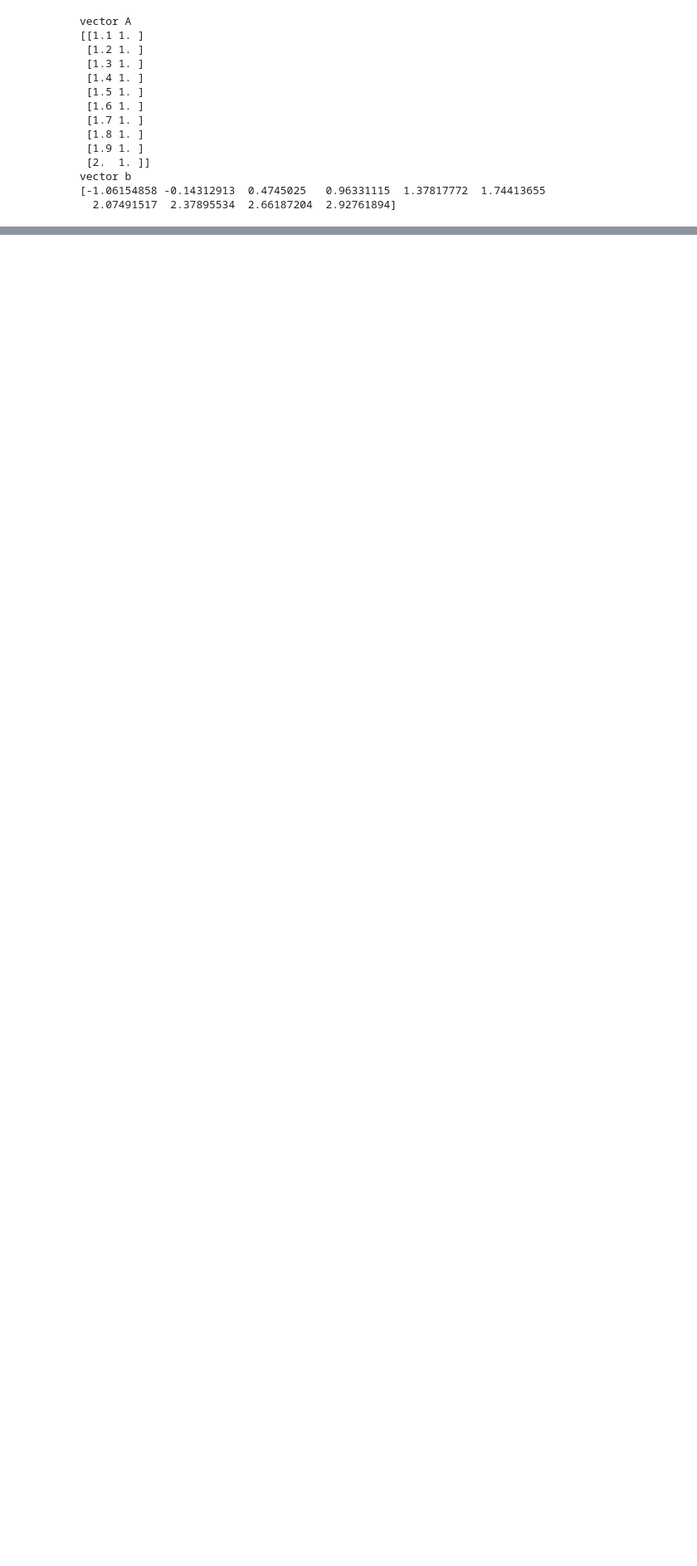
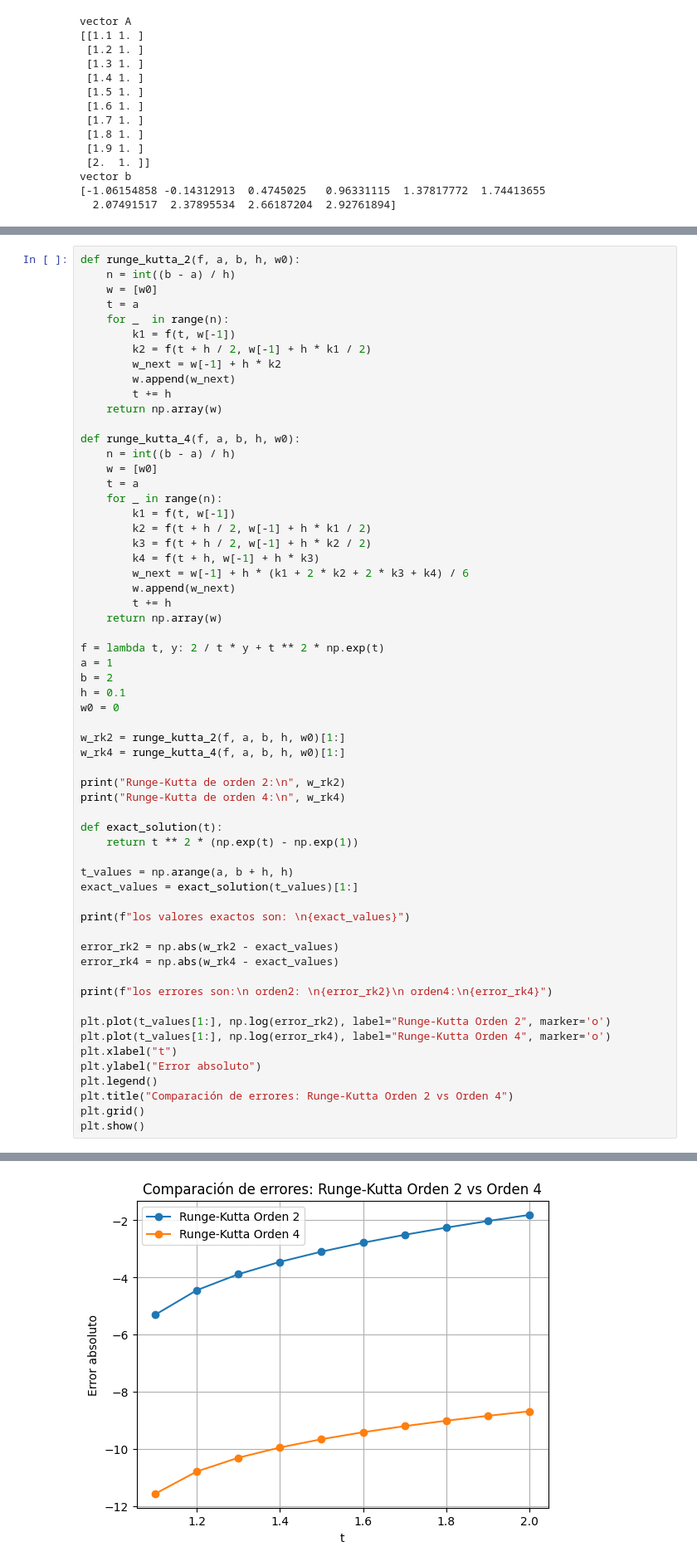
Before and after one commit to K3nnyZY/computer-solutions, a Jupyter notebook: zfinal.ipynb, the cells around one changed output, grey strips where cells are left out. Shown at 83% size. Saved outputs shown, nothing was run; the diff lists cells and outputs as text; blank space fills up the shorter version.

```diff
--- a/zfinal.ipynb
+++ b/zfinal.ipynb
@@ -232,0 +299,61 @@ plt.show()
+# %%
+def runge_kutta_2(f, a, b, h, w0):
+    n = int((b - a) / h)
+    w = [w0]
+    t = a
+    for _  in range(n):
+        k1 = f(t, w[-1])
+        k2 = f(t + h / 2, w[-1] + h * k1 / 2)
+        w_next = w[-1] + h * k2
+        w.append(w_next)
+        t += h
+    return np.array(w)
+
+def runge_kutta_4(f, a, b, h, w0):
+    n = int((b - a) / h)
+    w = [w0]
+    t = a
+    for _ in range(n):
+        k1 = f(t, w[-1])
+        k2 = f(t + h / 2, w[-1] + h * k1 / 2)
+        k3 = f(t + h / 2, w[-1] + h * k2 / 2)
+        k4 = f(t + h, w[-1] + h * k3)
+        w_next = w[-1] + h * (k1 + 2 * k2 + 2 * k3 + k4) / 6
+        w.append(w_next)
+        t += h
+    return np.array(w)
+
+f = lambda t, y: 2 / t * y + t ** 2 * np.exp(t)
+a = 1
+b = 2
+h = 0.1
+w0 = 0
+
+w_rk2 = runge_kutta_2(f, a, b, h, w0)[1:]
+w_rk4 = runge_kutta_4(f, a, b, h, w0)[1:]
+
+print("Runge-Kutta de orden 2:\n", w_rk2)
+print("Runge-Kutta de orden 4:\n", w_rk4)
+
+def exact_solution(t):
+    return t ** 2 * (np.exp(t) - np.exp(1))
+
+t_values = np.arange(a, b + h, h)
+exact_values = exact_solution(t_values)[1:]
+
+print(f"los valores exactos son: \n{exact_values}")
+
+error_rk2 = np.abs(w_rk2 - exact_values)
+error_rk4 = np.abs(w_rk4 - exact_values)
+
+print(f"los errores son:\n orden2: \n{error_rk2}\n orden4:\n{error_rk4}")
+
+plt.plot(t_values[1:], np.log(error_rk2), label="Runge-Kutta Orden 2", marker='o')
+plt.plot(t_values[1:], np.log(error_rk4), label="Runge-Kutta Orden 4", marker='o')
+plt.xlabel("t")
+plt.ylabel("Error absoluto")
+plt.legend()
+plt.title("Comparación de errores: Runge-Kutta Orden 2 vs Orden 4")
+plt.grid()
+plt.show()
+# %% [output]
@@ -232,0 +377 @@ plt.show()
+[figure, added]
```
Also changed, not shown: parts of 11 cells of this notebook, 1 other file.
